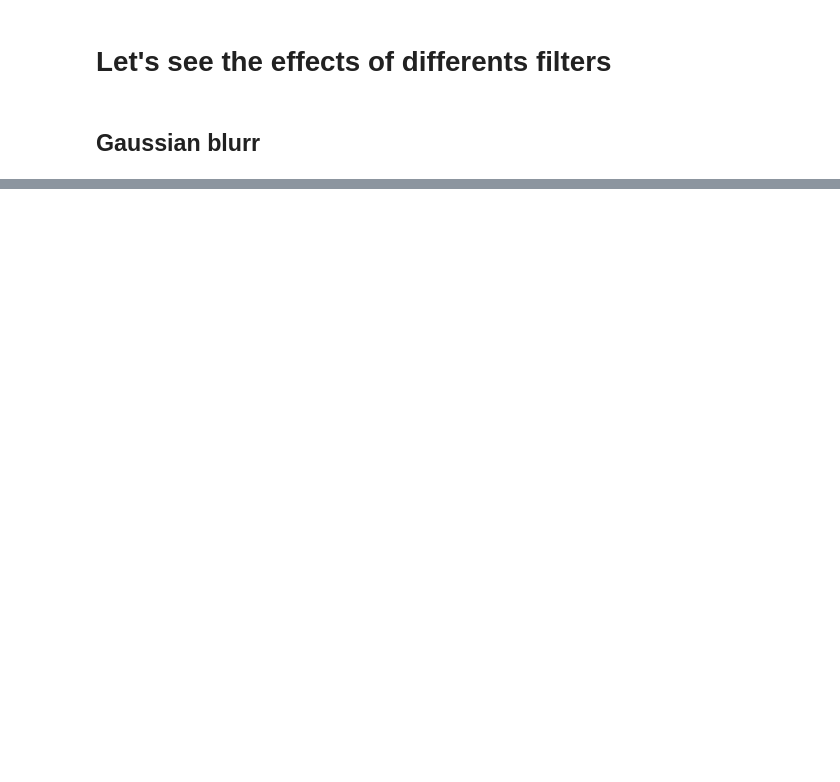
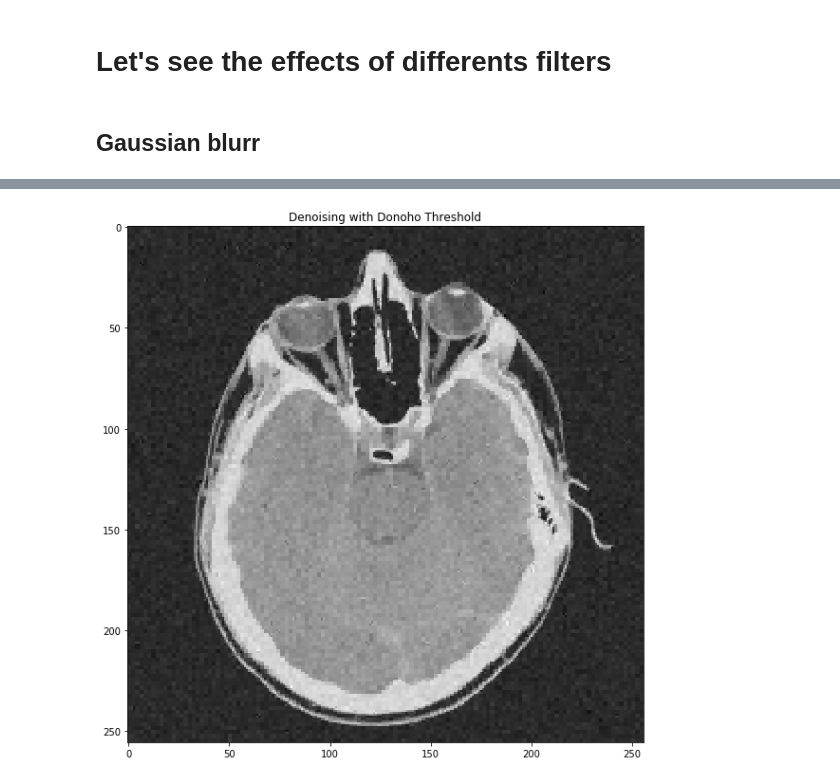
Before and after one commit to rizwan-nato/Discrete-Wavelet-Transforms, a Jupyter notebook: Denoising RMI.ipynb, the cells around one changed output, grey strips where cells are left out. Drawn from its saved outputs; the diff is of its cells as text; code cells hidden in the pictures; blank space fills up the shorter version.

```diff
--- a/Denoising RMI.ipynb
+++ b/Denoising RMI.ipynb
@@ -32,0 +76,10 @@ plt.imshow(blurred_,cmap='gray')
+# %%
+scale = 1
+transform = twoDDWT(input_image,scale)
+transform_tresh = thresh_donoho(transform,scale)
+reconstruct = inverse_twoDDWT(transform_tresh,scale)
+plt.imshow(reconstruct,cmap='gray')
+plt.title("Denoising with Donoho Threshold")
+plt.savefig("data/RMI_Donoho_DWT.png")
+# %% [output]
+[figure, added]
```
Also changed, not shown: parts of 7 cells of this notebook, 30 other files.
